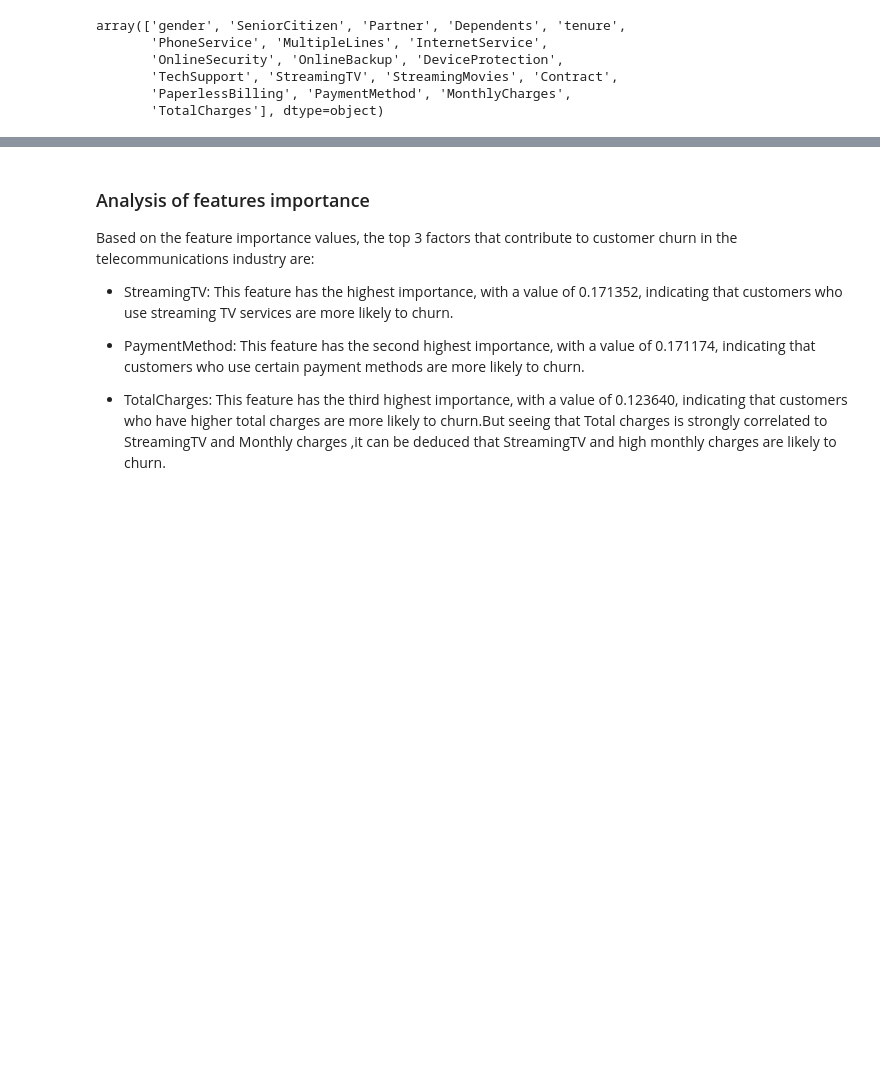
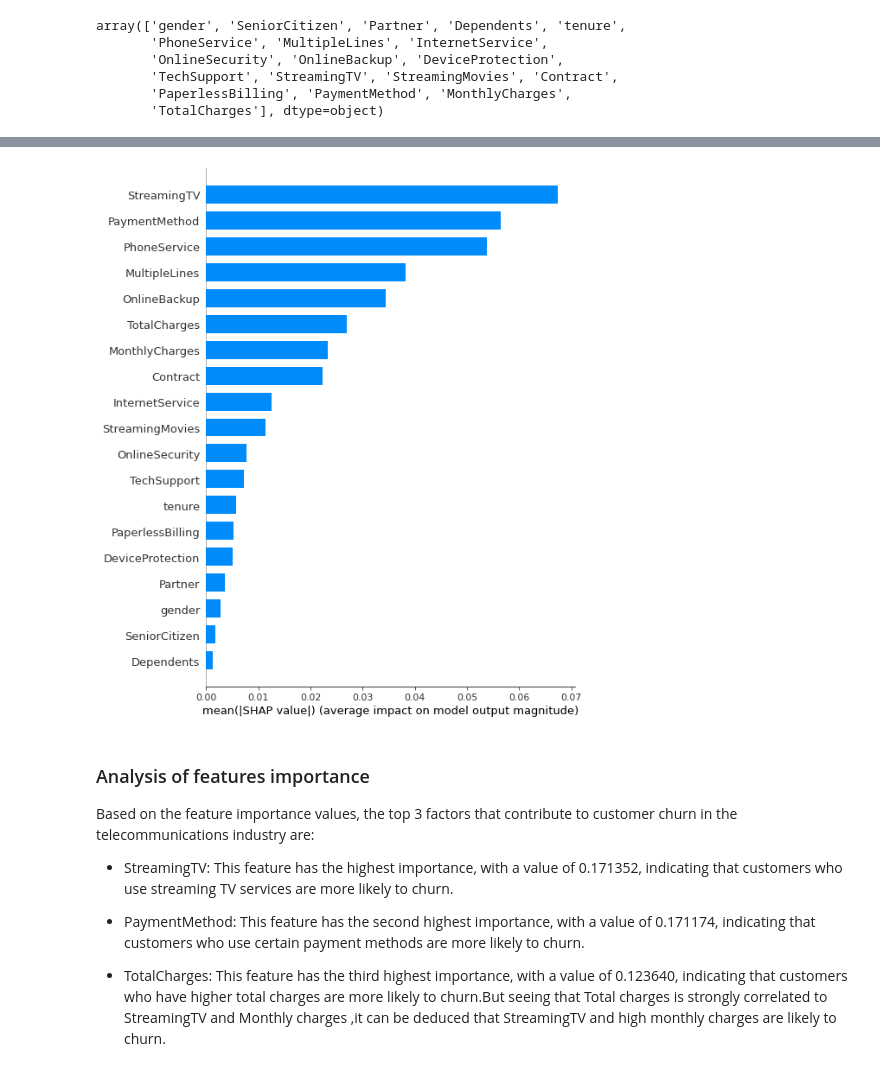
Before and after one commit to ADEYEMIBolaji/customer-churn-2, a Jupyter notebook: customer-churn-2.ipynb, the cells around one changed output, grey strips where cells are left out. Cells and saved outputs as stored; diff of their text form; code cells hidden in the pictures; blank space fills up the shorter version.

```diff
--- a/customer-churn-2.ipynb
+++ b/customer-churn-2.ipynb
@@ -1127,0 +1153,2 @@ feat_imp.sort_values('feat_imp',ascending=False).head(10).plot.bar();
+# %%
+column_names = X.columns.tolist()
@@ -1128,3 +1289,8 @@ feat_imp.sort_values('feat_imp',ascending=False).head(10).plot.bar();
+# %%
+# a global explanation: mean absolute SHAP as feature importance
+shap.summary_plot(shap_values[cls_idx], column_names, plot_type="bar")
+# %% [output]
+[figure, added]
 # %% [markdown]
 ### Analysis of features importance
 Based on the feature importance values, the top 3 factors that contribute to customer churn in the telecommunications industry are:
```
Also changed, not shown: parts of 35 cells of this notebook.
